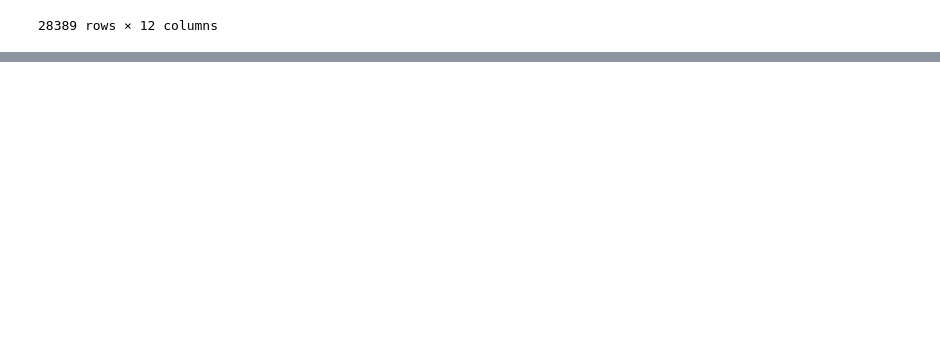
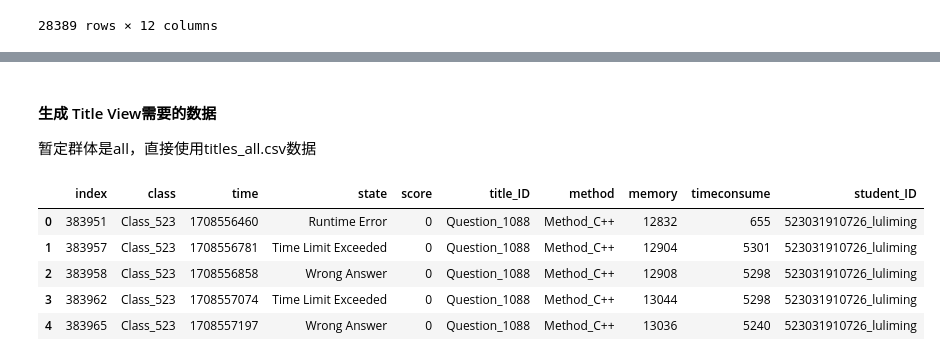
Before and after one commit to QishuoBai/ChinaVis2024, a Jupyter notebook: sjtu_dataset/st_process.ipynb, the cells around one changed output, grey strips where cells are left out. Drawn from its saved outputs; the diff is of its cells as text; code cells hidden in the pictures; blank space fills up the shorter version.

```diff
--- a/sjtu_dataset/st_process.ipynb
+++ b/sjtu_dataset/st_process.ipynb
@@ -1014,3 +1044,6 @@ for stu in week_view_data:
 # %%
 import json
 json.dump(week_view_data, open('./人题数据/week_view_data.json', 'w'))
+# %% [markdown]
+#### 生成 Title View需要的数据
+暂定群体是all，直接使用titles_all.csv数据
@@ -1016,0 +1058,22 @@ json.dump(week_view_data, open('./人题数据/week_view_data.json', 'w'))
+# %%
+titles_all_df = pd.read_csv('./题目数据特征/titles_all.csv')
+st_df = pd.read_csv("./人题数据/stu_title.csv")
+titleInfo_df = pd.read_csv("./Data_TitleInfo.csv")
+mergeData = pd.read_csv('./Data_SubmitRecord_2024Spring.csv')
+
+sk_list = sorted(titleInfo_df['sub_knowledge'].unique())
+k_list = sorted(titleInfo_df['knowledge'].unique())
+t_list = sorted(titleInfo_df['title_ID'].unique())
+stu_list = mergeData['student_ID'].unique()
+
+mergeData['time'] = pd.to_datetime(mergeData['time']).astype('int64')/10**9
+mergeData['time'] = mergeData['time'].astype('int64')
+# %%
+mergeData.head()
+# %% [output]
+|  | index | class | time | state | score | title_ID | method | memory | timeconsume | student_ID |
+| 0 | 383951 | Class_523 | 1708556460 | Runtime Error | 0 | Question_1088 | Method_C++ | 12832 | 655 | 523031910726_luliming |
+| 1 | 383957 | Class_523 | 1708556781 | Time Limit Exceeded | 0 | Question_1088 | Method_C++ | 12904 | 5301 | 523031910726_luliming |
+| 2 | 383958 | Class_523 | 1708556858 | Wrong Answer | 0 | Question_1088 | Method_C++ | 12908 | 5298 | 523031910726_luliming |
+| 3 | 383962 | Class_523 | 1708557074 | Time Limit Exceeded | 0 | Question_1088 | Method_C++ | 13044 | 5298 | 523031910726_luliming |
+| 4 | 383965 | Class_523 | 1708557197 | Wrong Answer | 0 | Question_1088 | Method_C++ | 13036 | 5240 | 523031910726_luliming |
```
Also changed, not shown: parts of 14 cells of this notebook, 23 other files.
